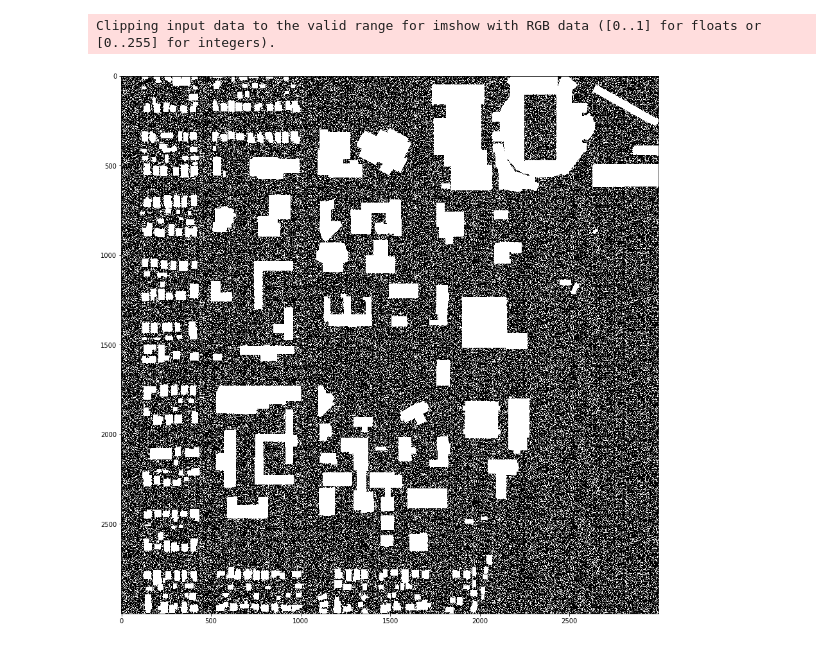
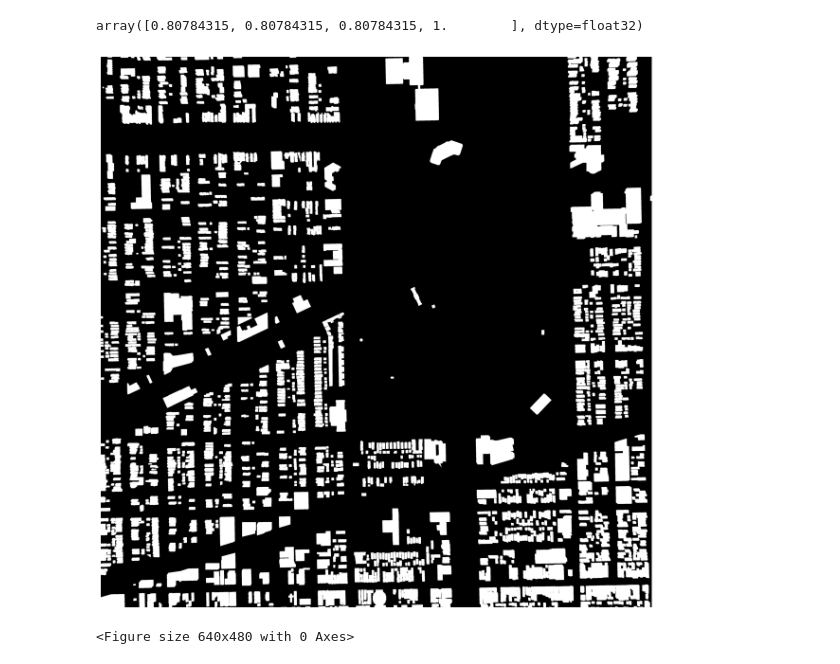
Before and after one commit to zuke0000/Satellite-Photo-Simulation, a Jupyter notebook: Notebooks/Read Label Image.ipynb, the cells around one changed output. Cells and saved outputs as stored; diff of their text form; code cells hidden in the pictures.

Commit message:
tutorial changes

```diff
--- a/Notebooks/Read Label Image.ipynb
+++ b/Notebooks/Read Label Image.ipynb
@@ -1,23 +1,27 @@
 # %%
 from matplotlib.image import imread
 import numpy as np
-image = imread('Labelled High Res.png')
+image = imread('Chicago_Tutorial_GT.png')
 filtered = np.empty_like(image)
-empty_value = image[0,0]
+# %%
+image[0,70]
+# %% [output]
+array([0.80784315, 0.80784315, 0.80784315, 1.        ], dtype=float32)
 # %%
 for i in range(len(image)):
     for j in range(len(image)):
-        match = (np.sum(image[i,j] == empty_value)) == 4
-        if (match == False):
-            filtered[i,j] = [255,255,255,1]
+        building_pixel = (np.sum(image[i,j]) > 1.5)
+        if (building_pixel):
+            filtered[i,j] = [1,1,1,1]
         else:
             filtered[i,j] = [0,0,0,1]
 # %%
 import matplotlib.pyplot as plt
-
-plt.figure(figsize=(15,18))
+from PIL import Image
+fig = plt.figure(figsize=(15,18))
 plt.imshow(filtered)
+plt.axis('off')
 plt.show()
 # %% [output]
+[figure, new version]
-Clipping input data to the valid range for imshow with RGB data ([0..1] for floats or [0..255] for integers).
+<Figure size 640x480 with 0 Axes>
-[figure, old version]
```
Also changed, not shown: parts of 2 cells of this notebook, 5 other files.
